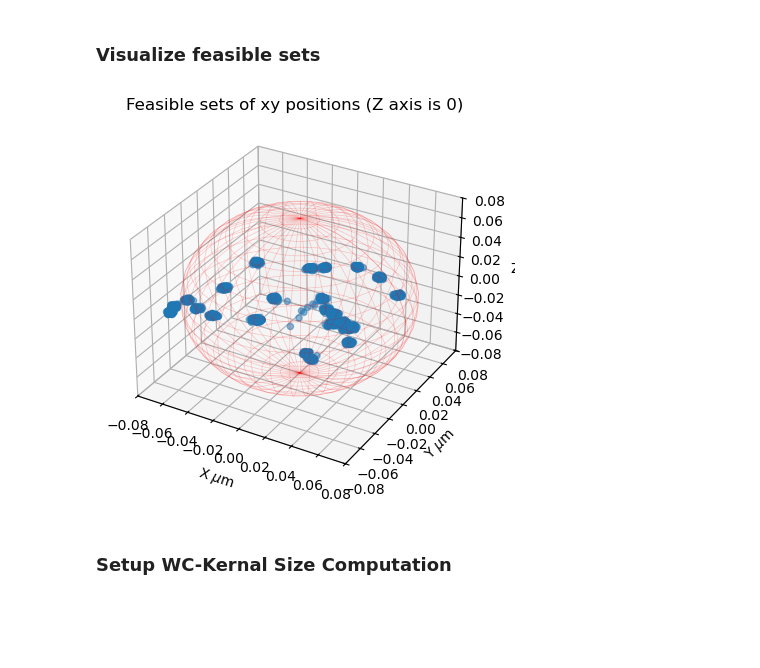
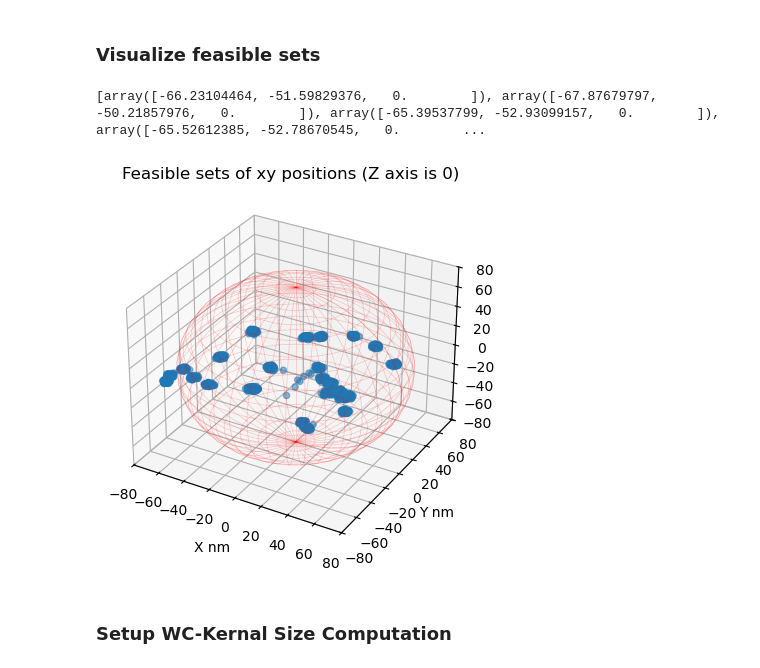
Before and after one commit to nm19000/AccuracyBounds, a Jupyter notebook: examples/example_fscm.ipynb, the cells around one changed output. Saved outputs shown, nothing was run; the diff lists cells and outputs as text; code cells hidden in the pictures; blank space fills up the shorter version.

```diff
--- a/examples/example_fscm.ipynb
+++ b/examples/example_fscm.ipynb
@@ -122,13 +213,19 @@ def compute_wc_av_diams_feas(feas):
 # %%
 #get 2 times sqrt of average kernel size per sample
+av_diameters = []
 diameters = []
-for i in range(0,25):
+
+for i in range(0,5):
     #print(compute_wc_av_diams_feas(feasible_sets_list[i]))
-    diameters.append(compute_wc_av_diams_feas(feasible_sets_list[i])[0])
+    av_diameters.append(compute_wc_av_diams_feas(feasible_sets_list[i])[0])
+    diameters.append(compute_wc_av_diams_feas(feasible_sets_list[i])[2])
 
 diameters=np.array(diameters)
-kernel_size= np.power(diameters, 0.5)
+diameters= np.multiply(diameters, 1000)
+av_diameters=np.array(av_diameters)
+kernel_size= np.power(av_diameters, 0.5)
 kernel_size_nm= np.multiply(kernel_size, 1000)
 
 print(kernel_size_nm)
+print(diameters)
 # %% [output]
@@ -141,0 +233,5 @@ def make_latex_table(average_ker,wc_ker):
+# %%
+#def make_latex_table(average_ker,wc_ker):
+for i in range(len(diameters)):
+    x =  f"example {str(i+1).zfill(3)} &"+str(round(kernel_size_nm[i],4))+"nm &"+str(round(diameters[i],4))+"nm \\"+"\\"
+    print(x)
@@ -231,15 +345,22 @@ new_list_of_arrays = []
 k=len(feasible_sets_list)
 for i in range(k):
     for j in range(81):
-        new_list_of_arrays.append(np.append(np.array(feasible_sets_list)[i,j],0))
+        x=np.multiply(np.array(feasible_sets_list)[i,j],1000)
+        new_list_of_arrays.append(np.append(x,0))
+
+# get positions in nm
+#np.multiply(new_list_of_arrays, 1000)
+print(new_list_of_arrays)
+# %% [output]
+[array([-66.23104464, -51.59829376,   0.        ]), array([-67.87679797, -50.21857976,   0.        ]), array([-65.39537799, -52.93099157,   0.        ]), array([-65.52612385, -52.78670545,   0.        ...
 # %%
 def visualize_ball_3d(points,
                       ax=None,
                       radius=1,
                       center=(0,0,0),
                       title="3D Ball with Points Inside",
-                      x_axis="X $\mu$m",
-                      y_axis="Y $\mu$m",
+                      x_axis="X nm",
+                      y_axis="Y nm",
                       z_axis="Z"):
 
     n_points, dim = points.shape
@@ -265,14 +386,14 @@ def visualize_ball_3d(points,
     ax.set_ylabel(y_axis)
     ax.set_zlabel(z_axis)
 # %%
-radius = 0.08
+radius = 80
 center = [0,0,0]
 new_list_of_arrays = np.array(new_list_of_arrays)
 
 
 visualize_ball_3d(points=new_list_of_arrays, radius=radius, center=center, title="Feasible sets of xy positions (Z axis is 0)")
 # %% [output]
-[figure, old version]
+[figure, new version]
 # %% [markdown]
 ### Setup WC-Kernal Size Computation
 # %%
```
Also changed, not shown: parts of 14 cells of this notebook.
